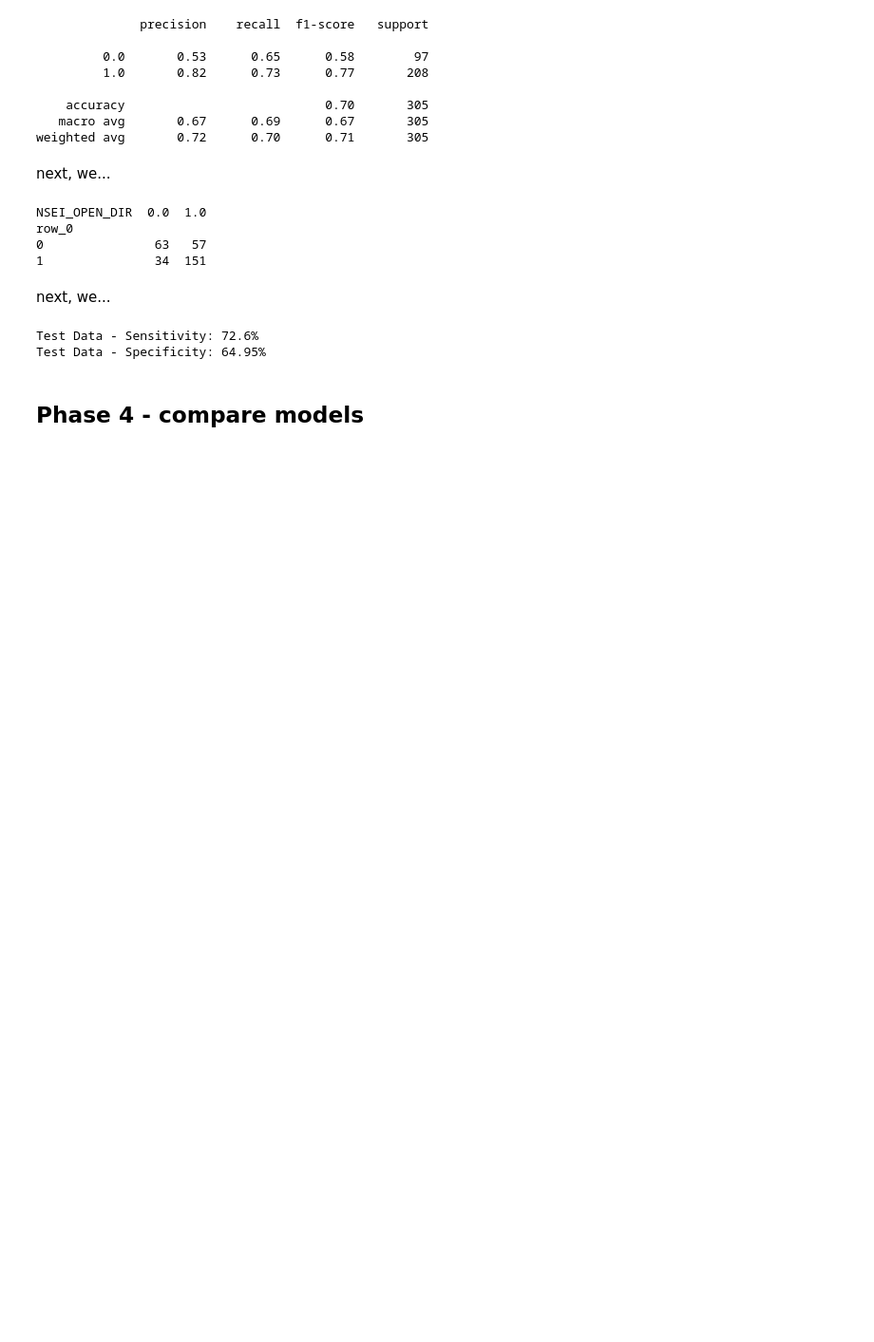
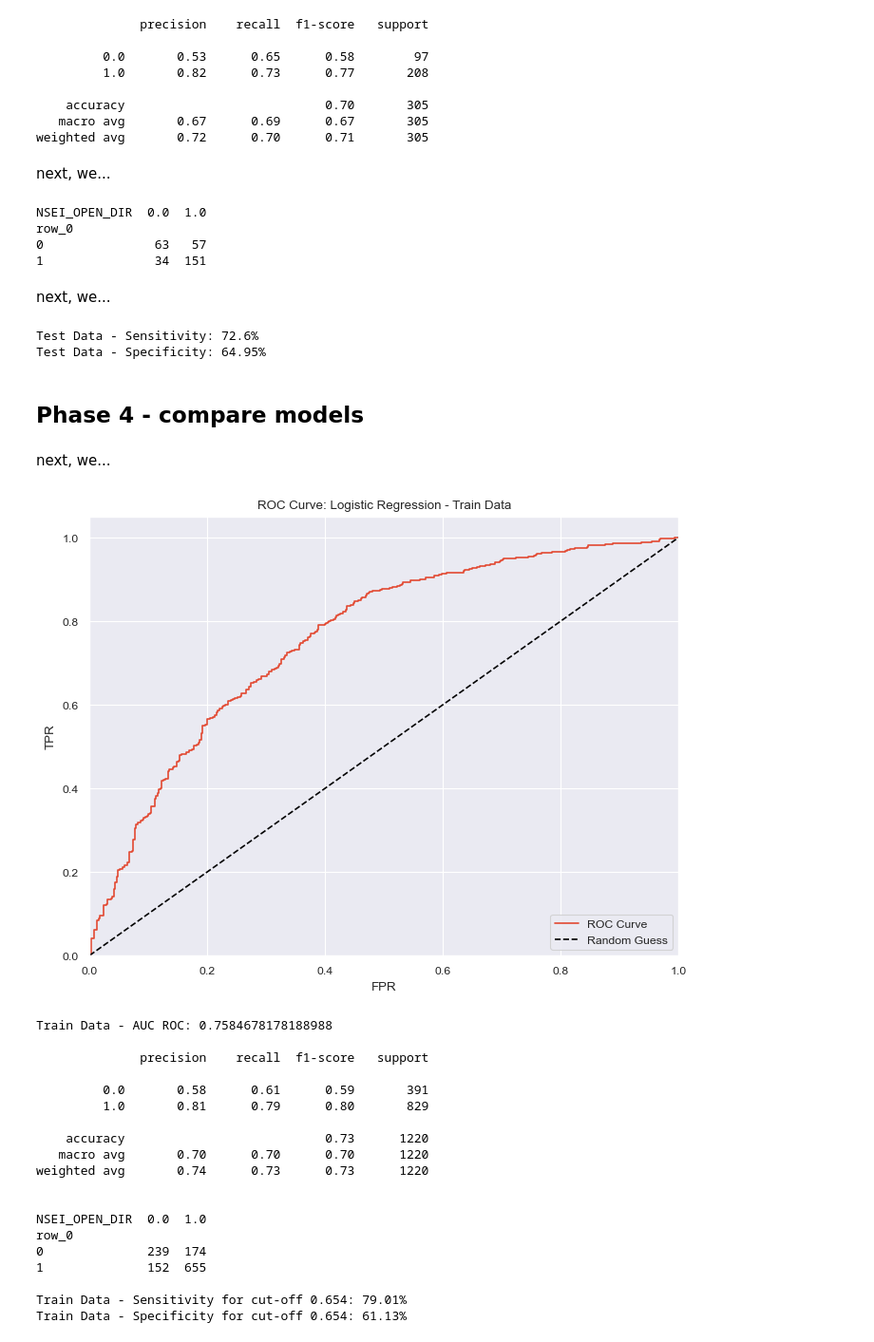
Before and after one commit to cowboysmall-courses/dsi-dsp, a Jupyter notebook: notebooks/report.ipynb, the cells around one changed output. Shown at 95% size. Cells and saved outputs as stored; diff of their text form; code cells hidden in the pictures; blank space fills up the shorter version.

Commit message:
further additions to project report

```diff
--- a/notebooks/report.ipynb
+++ b/notebooks/report.ipynb
@@ -653,3 +649,65 @@ Test Data - Sensitivity: 72.6%
 Test Data - Specificity: 64.95%
 # %% [markdown]
 ## Phase 4 - compare models
+# %%
+def model_metrics(X_train, X_test, y_train, y_test, model, name = "MODEL"):
+    model.fit(X_train, y_train)
+
+    y_train_pred_prob = model.predict_proba(X_train)
+    train_fpr, train_tpr, thresholds = roc_curve(y_train, y_train_pred_prob[:, 1])
+
+    optimal_threshold = round(thresholds[np.argmax(train_tpr - train_fpr)], 3)
+
+    performance_analytics_roc_curve(train_fpr, train_tpr, title = f"ROC Curve: {name} - Train Data")
+    train_auc_roc = roc_auc_score(y_train, y_train_pred_prob[:, 1])
+    print(f"Train Data - AUC ROC: {train_auc_roc}\n")
+    y_train_pred_class = np.where(y_train_pred_prob[:, 1] <= optimal_threshold,  0, 1)
+    print(classification_report(y_train, y_train_pred_class))
+    table = pd.crosstab(y_train_pred_class, y_train)
+    print(f"\n{table}\n")
+    train_sensitivity = round((table.iloc[1, 1] / (table.iloc[0, 1] + table.iloc[1, 1])) * 100, 2)
+    train_specificity = round((table.iloc[0, 0] / (table.iloc[0, 0] + table.iloc[1, 0])) * 100, 2)
+    print(f"Train Data - Sensitivity for cut-off {optimal_threshold}: {train_sensitivity}%")
+    print(f"Train Data - Specificity for cut-off {optimal_threshold}: {train_specificity}%\n")
+
+    y_test_pred_prob = model.predict_proba(X_test)
+    test_fpr, test_tpr, _ = roc_curve(y_test, y_test_pred_prob[:, 1])
+
+    performance_analytics_roc_curve(test_fpr, test_tpr, title = f"ROC Curve: {name} - Test Data")
+
+    test_auc_roc = roc_auc_score(y_test, y_test_pred_prob[:, 1])
+    print(f"Test Data - AUC ROC: {test_auc_roc}\n")
+    y_test_pred_class = np.where(y_test_pred_prob[:, 1] <= optimal_threshold,  0, 1)
+    print(classification_report(y_test, y_test_pred_class))
+    table = pd.crosstab(y_test_pred_class, y_test)
+    print(f"\n{table}\n")
+    test_sensitivity = round((table.iloc[1, 1] / (table.iloc[0, 1] + table.iloc[1, 1])) * 100, 2)
+    test_specificity = round((table.iloc[0, 0] / (table.iloc[0, 0] + table.iloc[1, 0])) * 100, 2)
+    print(f"Test Data - Sensitivity for cut-off {optimal_threshold}: {test_sensitivity}%")
+    print(f"Test Data - Specificity for cut-off {optimal_threshold}: {test_specificity}%\n")
+# %% [markdown]
+next, we...
+# %%
+model = LogisticRegression(max_iter = 1000, random_state = 1337)
+model_metrics(X_train, X_test, y_train, y_test, model, name = "Logistic Regression")
+# %% [output]
+[figure, added]
+Train Data - AUC ROC: 0.7584678178188988
+
+              precision    recall  f1-score   support
+
+         0.0       0.58      0.61      0.59       391
+         1.0       0.81      0.79      0.80       829
+
+    accuracy                           0.73      1220
+   macro avg       0.70      0.70      0.70      1220
+weighted avg       0.74      0.73      0.73      1220
+
+
+NSEI_OPEN_DIR  0.0  1.0
+row_0
+0              239  174
+1              152  655
+
+Train Data - Sensitivity for cut-off 0.654: 79.01%
+Train Data - Specificity for cut-off 0.654: 61.13%
```
Also changed, not shown: parts of 18 cells of this notebook, 21 other files.
